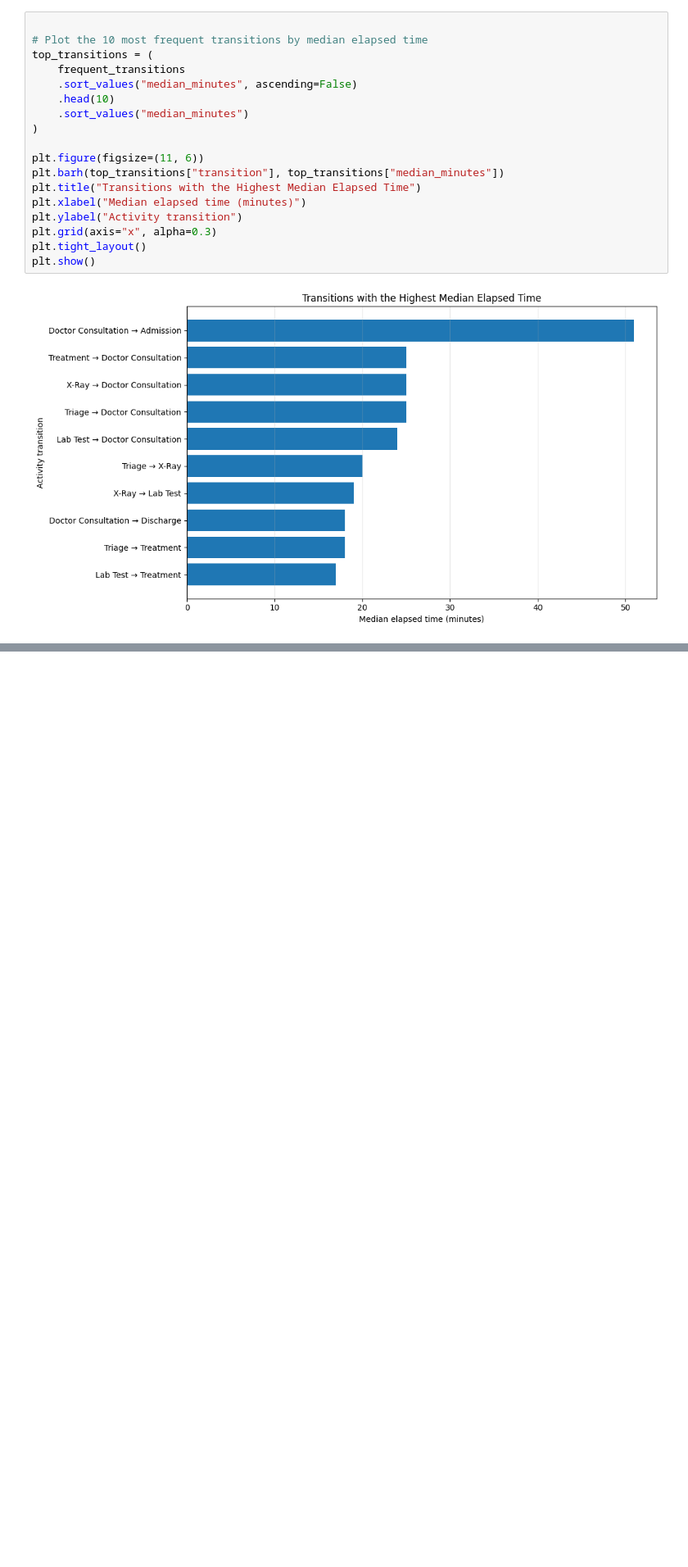
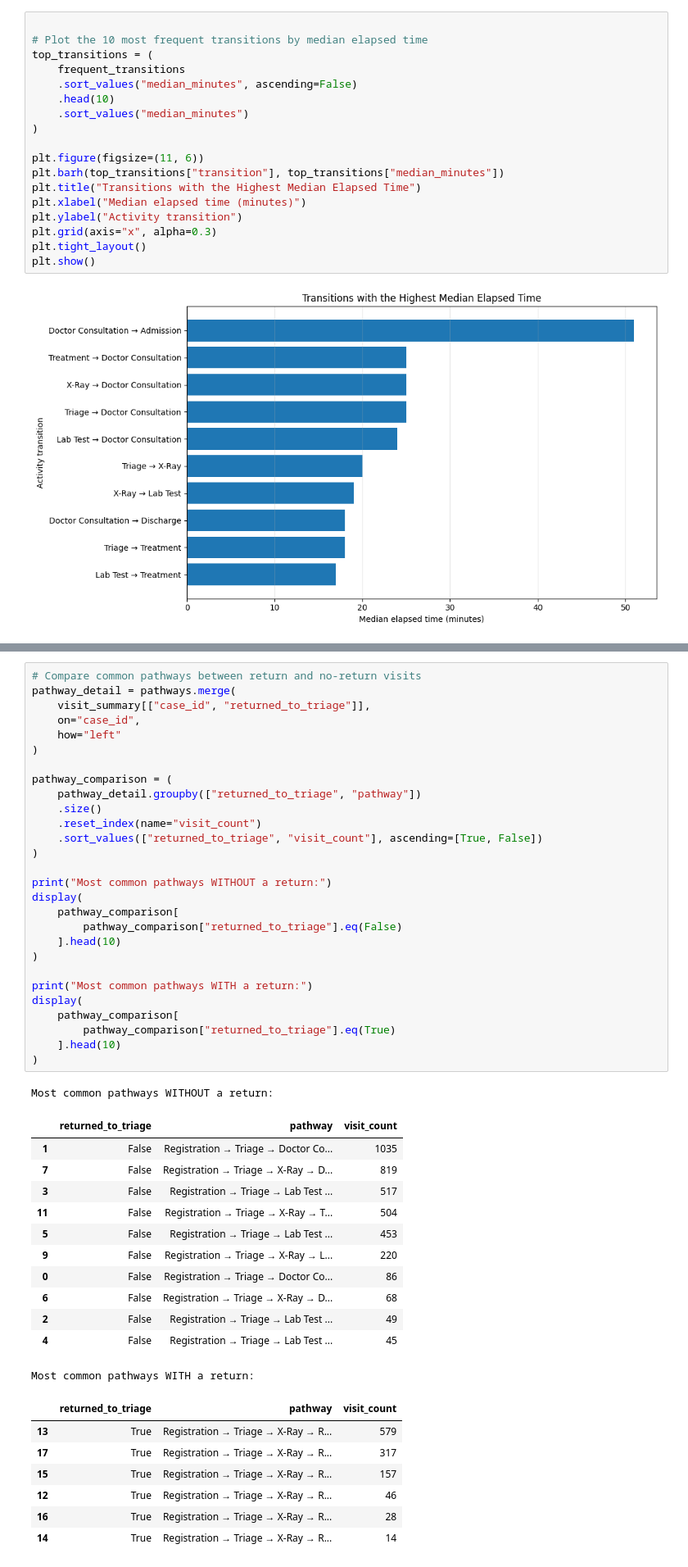
Before and after one commit to Fathima-1424/CareFlow-Clinical-Pathway, a Jupyter notebook: EDA.ipynb, the cells around one changed output, grey strips where cells are left out. Shown at 82% size. Drawn from its saved outputs; the diff is of its cells as text; blank space fills up the shorter version.

```diff
--- a/EDA.ipynb
+++ b/EDA.ipynb
@@ -559,3 +559,52 @@ Top 15 most common pathways:
 | 4 | Registration → Triage → Lab Test ... | 45 | 0.90 |
 | 16 | Registration → Triage → X-Ray → T... | 42 | 0.84 |
 Number of unique pathway variants: 18
+# %%
+# Compare common pathways between return and no-return visits
+pathway_detail = pathways.merge(
+    visit_summary[["case_id", "returned_to_triage"]],
+    on="case_id",
+    how="left"
+)
+
+pathway_comparison = (
+    pathway_detail.groupby(["returned_to_triage", "pathway"])
+    .size()
+    .reset_index(name="visit_count")
+    .sort_values(["returned_to_triage", "visit_count"], ascending=[True, False])
+)
+
+print("Most common pathways WITHOUT a return:")
+display(
+    pathway_comparison[
+        pathway_comparison["returned_to_triage"].eq(False)
+    ].head(10)
+)
+
+print("Most common pathways WITH a return:")
+display(
+    pathway_comparison[
+        pathway_comparison["returned_to_triage"].eq(True)
+    ].head(10)
+)
+# %% [output]
+Most common pathways WITHOUT a return:
+|  | returned_to_triage | pathway | visit_count |
+| 1 | False | Registration → Triage → Doctor Co... | 1035 |
+| 7 | False | Registration → Triage → X-Ray → D... | 819 |
+| 3 | False | Registration → Triage → Lab Test ... | 517 |
+| 11 | False | Registration → Triage → X-Ray → T... | 504 |
+| 5 | False | Registration → Triage → Lab Test ... | 453 |
+| 9 | False | Registration → Triage → X-Ray → L... | 220 |
+| 0 | False | Registration → Triage → Doctor Co... | 86 |
+| 6 | False | Registration → Triage → X-Ray → D... | 68 |
+| 2 | False | Registration → Triage → Lab Test ... | 49 |
+| 4 | False | Registration → Triage → Lab Test ... | 45 |
+Most common pathways WITH a return:
+|  | returned_to_triage | pathway | visit_count |
+| 13 | True | Registration → Triage → X-Ray → R... | 579 |
+| 17 | True | Registration → Triage → X-Ray → R... | 317 |
+| 15 | True | Registration → Triage → X-Ray → R... | 157 |
+| 12 | True | Registration → Triage → X-Ray → R... | 46 |
+| 16 | True | Registration → Triage → X-Ray → R... | 28 |
+| 14 | True | Registration → Triage → X-Ray → R... | 14 |
```
Also changed, not shown: parts of 2 cells of this notebook.
